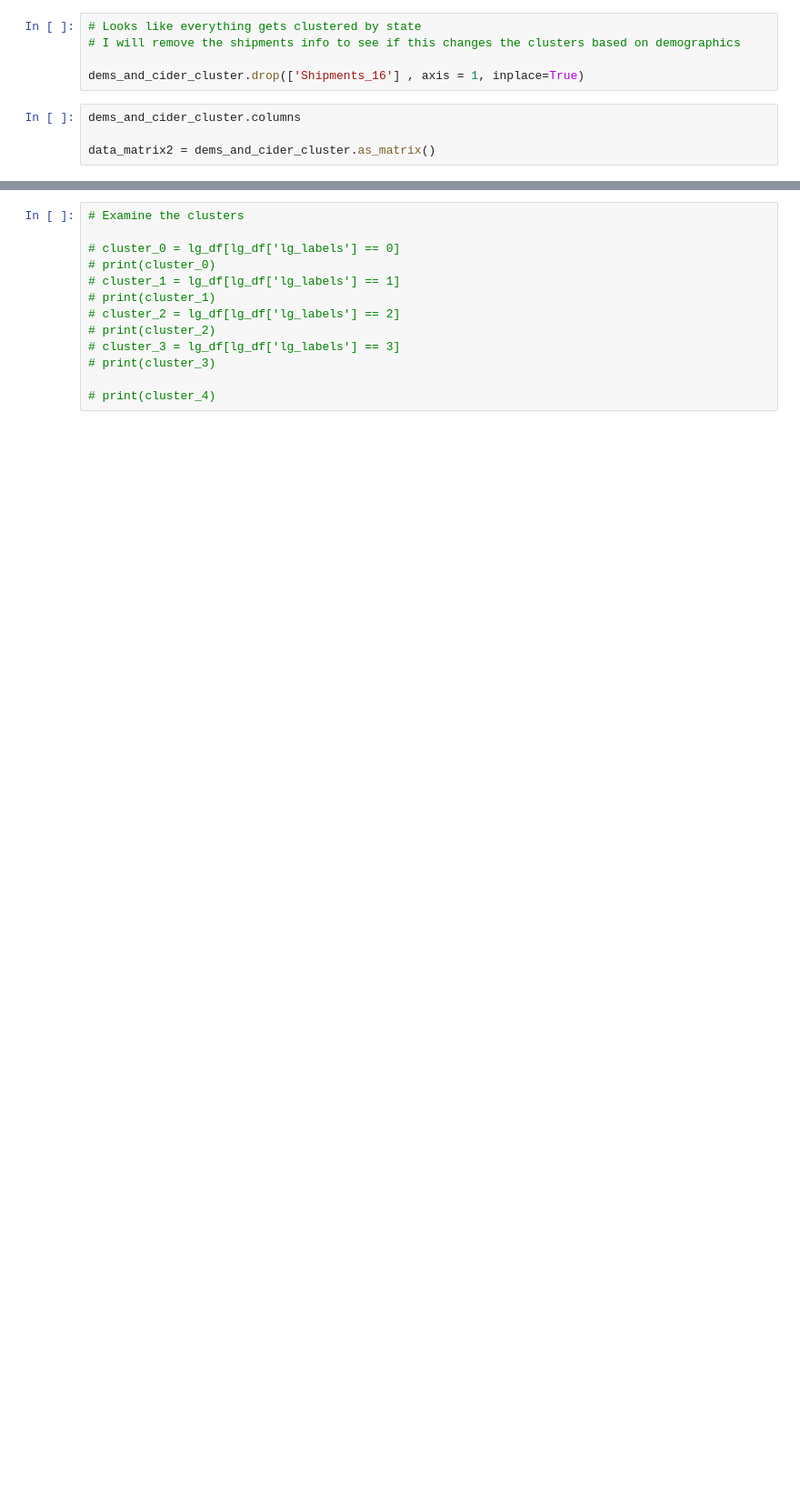
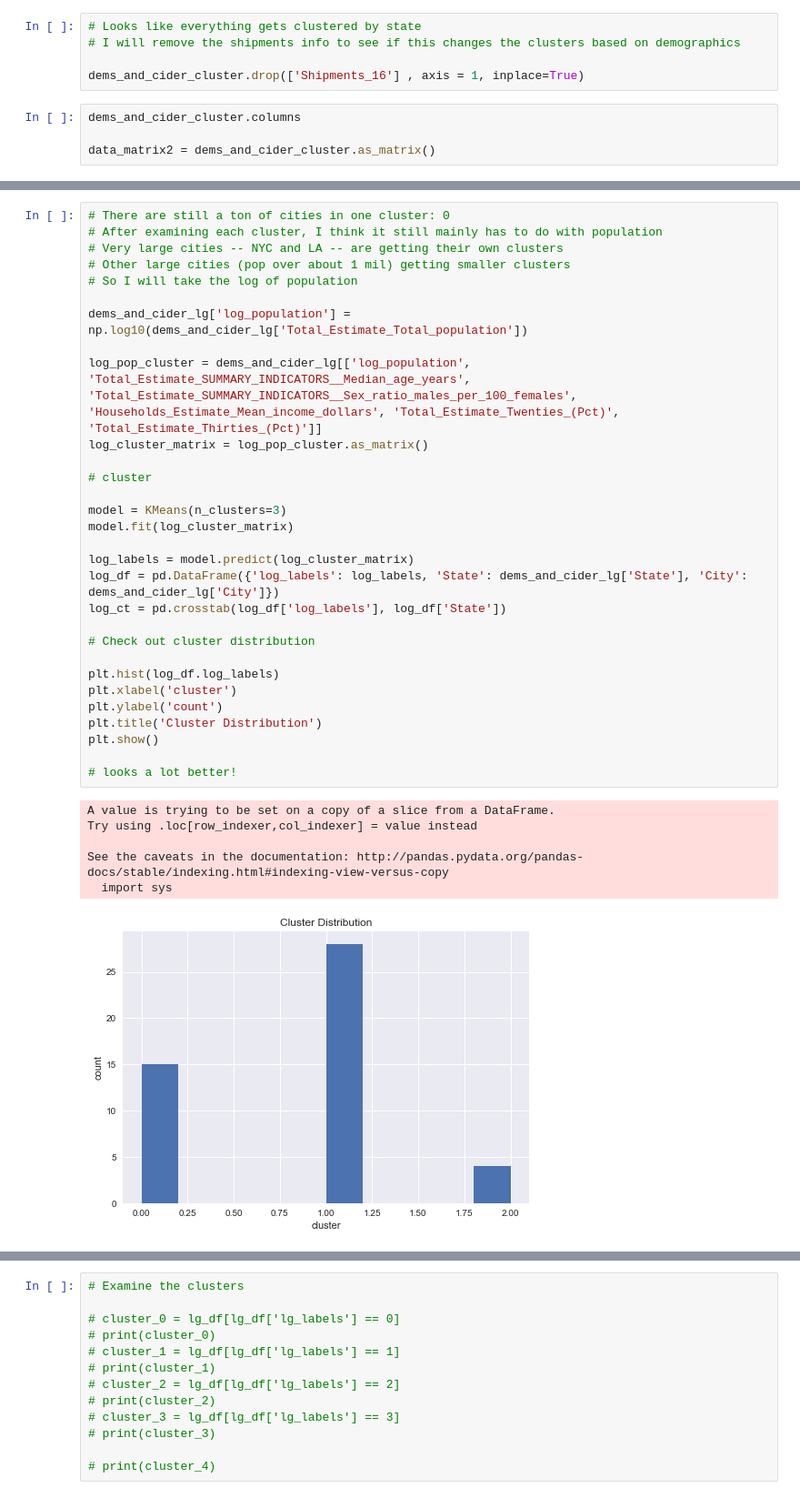
Before and after one commit to sjordan29/Springboard-Code, a Jupyter notebook: Capstone_1/Data_Files.ipynb, the cells around one changed output, grey strips where cells are left out. Shown at 91% size. Saved outputs shown, nothing was run; the diff lists cells and outputs as text; blank space fills up the shorter version.

```diff
--- a/Capstone_1/Data_Files.ipynb
+++ b/Capstone_1/Data_Files.ipynb
@@ -688,0 +689,37 @@ plt.show()
+# %%
+# There are still a ton of cities in one cluster: 0
+# After examining each cluster, I think it still mainly has to do with population
+# Very large cities -- NYC and LA -- are getting their own clusters
+# Other large cities (pop over about 1 mil) getting smaller clusters
+# So I will take the log of population
+
+dems_and_cider_lg['log_population'] = np.log10(dems_and_cider_lg['Total_Estimate_Total_population'])
+
+log_pop_cluster = dems_and_cider_lg[['log_population', 'Total_Estimate_SUMMARY_INDICATORS__Median_age_years', 'Total_Estimate_SUMMARY_INDICATORS__Sex_ratio_males_per_100_females', 'Households_Estimate_Mean_income_dollars', 'Total_Estimate_Twenties_(Pct)', 'Total_Estimate_Thirties_(Pct)']]
+log_cluster_matrix = log_pop_cluster.as_matrix()
+
+# cluster
+
+model = KMeans(n_clusters=3)
+model.fit(log_cluster_matrix)
+
+log_labels = model.predict(log_cluster_matrix)
+log_df = pd.DataFrame({'log_labels': log_labels, 'State': dems_and_cider_lg['State'], 'City': dems_and_cider_lg['City']})
+log_ct = pd.crosstab(log_df['log_labels'], log_df['State'])
+
+# Check out cluster distribution
+
+plt.hist(log_df.log_labels)
+plt.xlabel('cluster')
+plt.ylabel('count')
+plt.title('Cluster Distribution')
+plt.show()
+
+# looks a lot better!
+# %% [output]
+A value is trying to be set on a copy of a slice from a DataFrame.
+Try using .loc[row_indexer,col_indexer] = value instead
+
+See the caveats in the documentation: http://pandas.pydata.org/pandas-docs/stable/indexing.html#indexing-view-versus-copy
+  import sys
+[figure, added]
```
Also changed, not shown: parts of 20 cells of this notebook.
